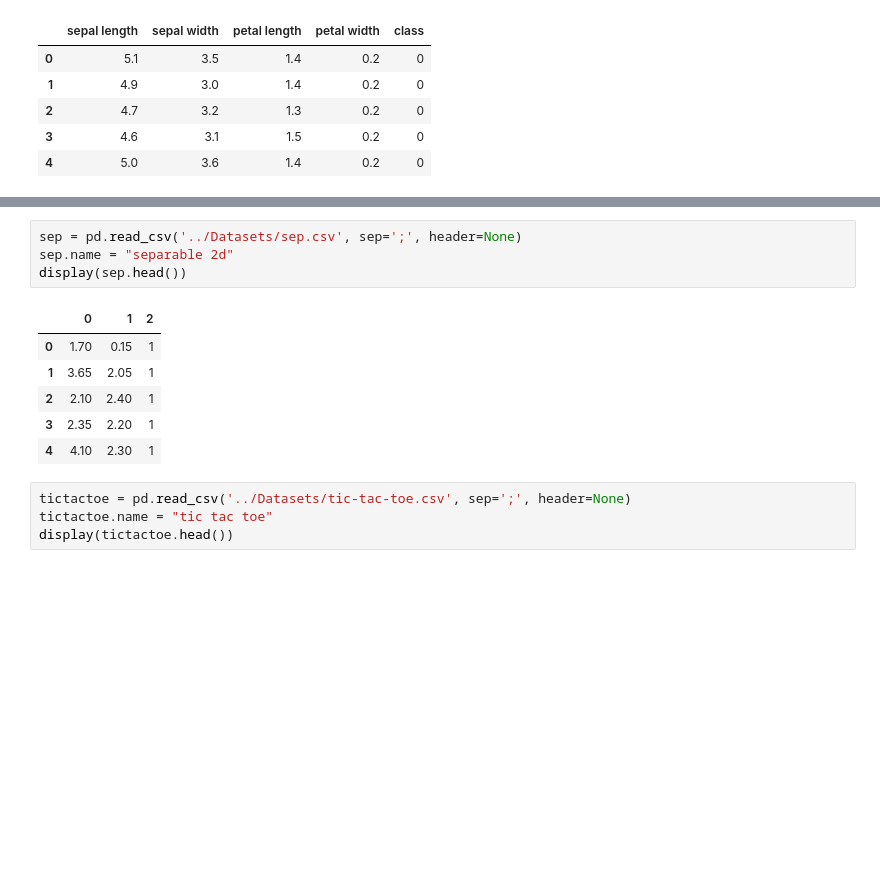
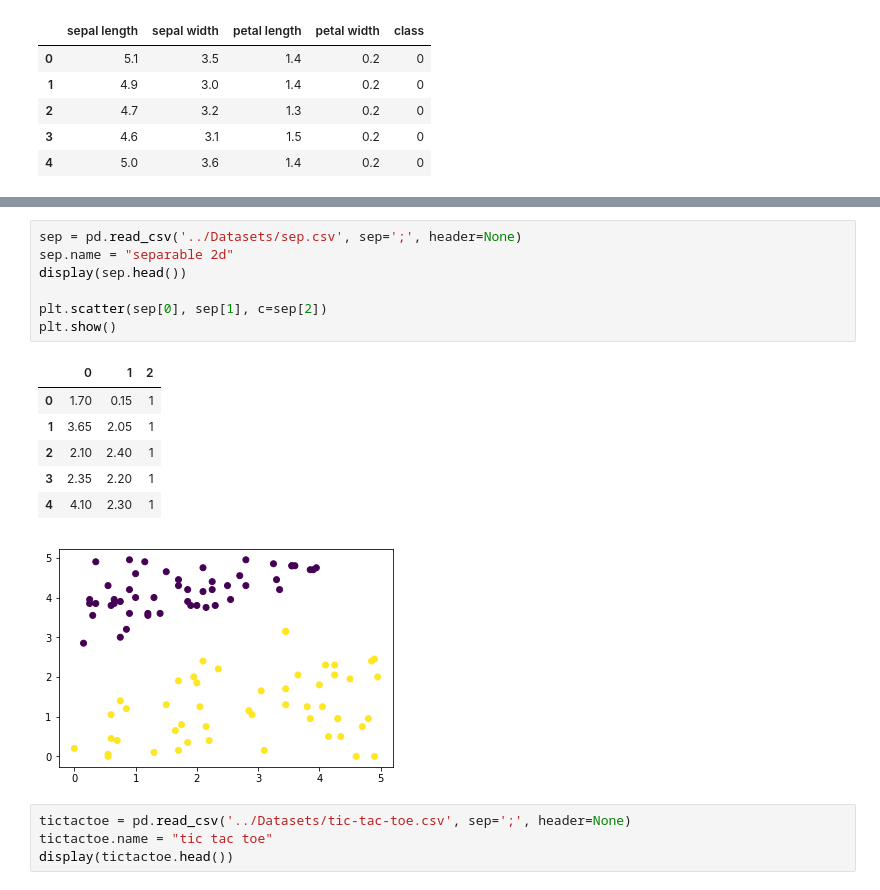
Before and after one commit to JanVargovsky/MAD, a Jupyter notebook: MAD3.Lesson6/decision-trees.ipynb, the cells around one changed output, grey strips where cells are left out. Cells and saved outputs as stored; diff of their text form; blank space fills up the shorter version.

```diff
--- a/MAD3.Lesson6/decision-trees.ipynb
+++ b/MAD3.Lesson6/decision-trees.ipynb
@@ -25,14 +30,18 @@ display(nonsep.head())
 # %%
 sep = pd.read_csv('../Datasets/sep.csv', sep=';', header=None)
 sep.name = "separable 2d"
 display(sep.head())
+
+plt.scatter(sep[0], sep[1], c=sep[2])
+plt.show()
 # %% [output]
 |  | 0 | 1 | 2 |
 | 0 | 1.70 | 0.15 | 1 |
 | 1 | 3.65 | 2.05 | 1 |
 | 2 | 2.10 | 2.40 | 1 |
 | 3 | 2.35 | 2.20 | 1 |
 | 4 | 4.10 | 2.30 | 1 |
+[figure, added]
 # %%
 tictactoe = pd.read_csv('../Datasets/tic-tac-toe.csv', sep=';', header=None)
 tictactoe.name = "tic tac toe"
```
Also changed, not shown: parts of 2 cells of this notebook.
